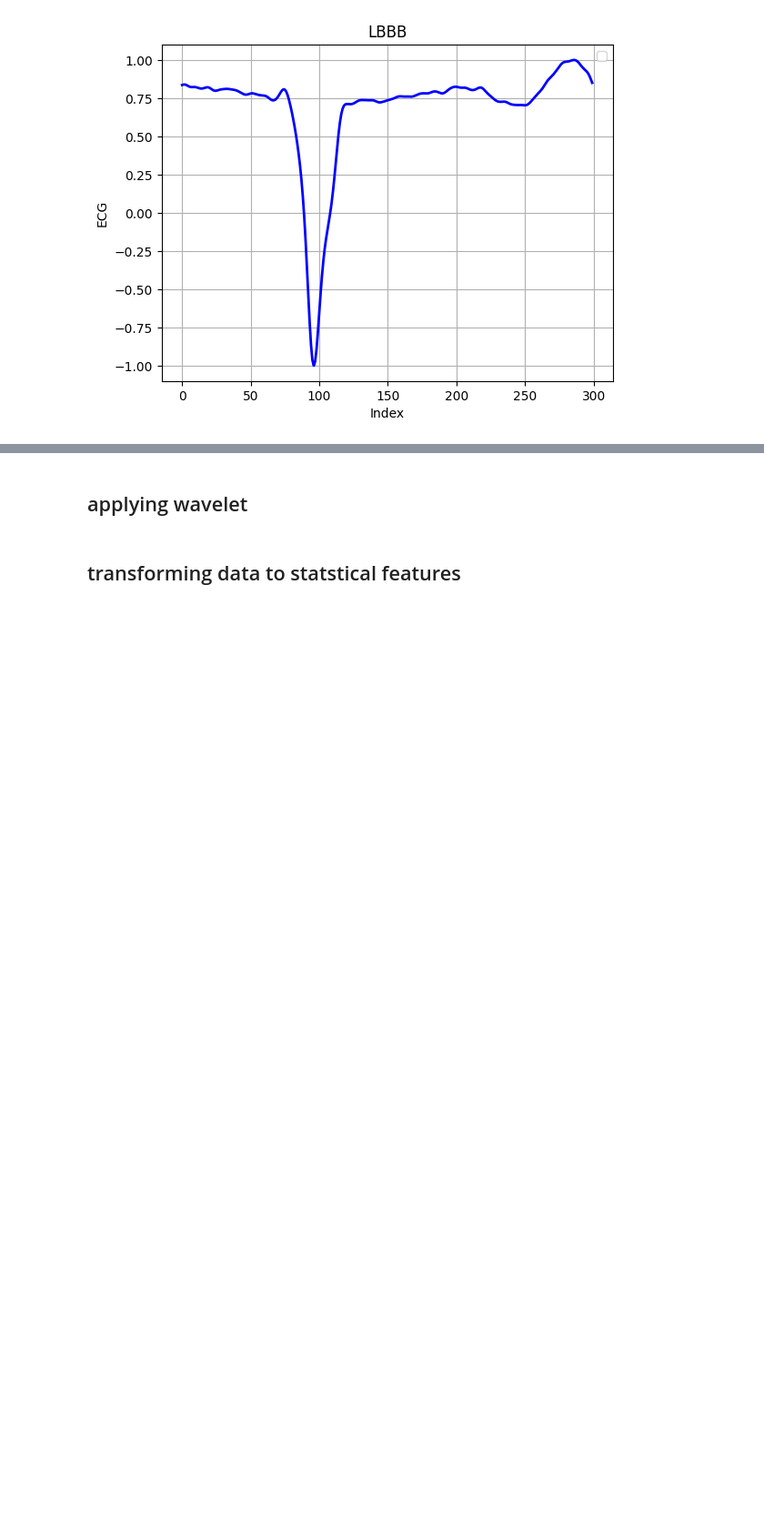
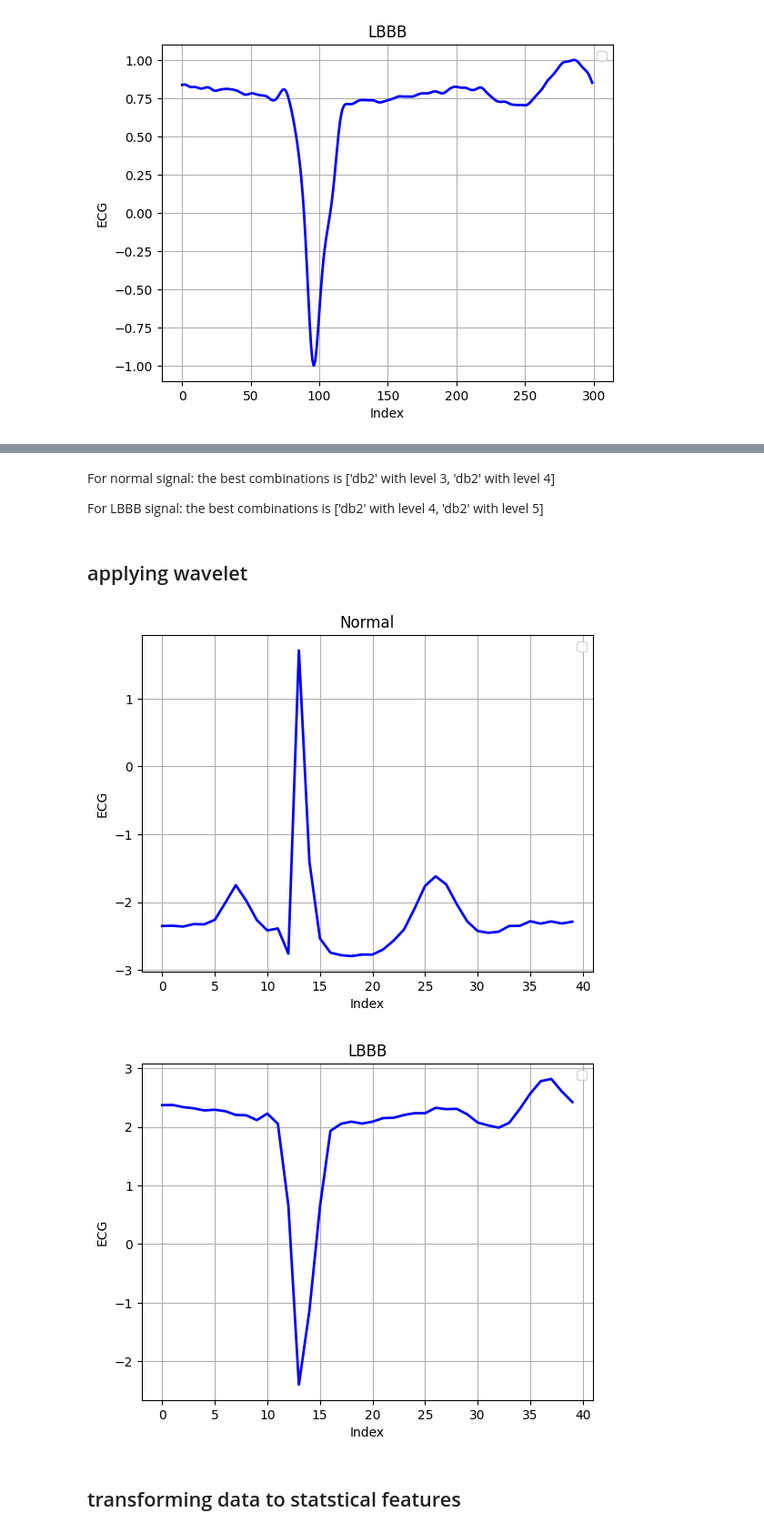
Before and after one commit to ELDA7EE7/DSP-Project, a Jupyter notebook: preprocess.ipynb, the cells around one changed output, grey strips where cells are left out. Shown at 91% size. Drawn from its saved outputs; the diff is of its cells as text; code cells hidden in the pictures; blank space fills up the shorter version.

```diff
--- a/preprocess.ipynb
+++ b/preprocess.ipynb
@@ -164,3 +199,7 @@ plot(lbbb_train[0],"LBBB")
+# %% [markdown]
+For normal signal: the best combinations is ['db2' with level 3, 'db2' with level 4]
+
+For LBBB signal: the best combinations is ['db2' with level 4, 'db2' with level 5]
 # %% [markdown]
 ## applying wavelet
 # %%
@@ -183,6 +217,12 @@ for i in range(len(test)):
     test_coeff=pywt.wavedec(test[i],wavelet=WAVELET_FAMILY,level=LEVEL)
     app=test_coeff[0]
     test_app.append(app)
+# %%
+plot(train_app[0],"Normal")
+plot(train_app[len(normal_train)],"LBBB")
+# %% [output]
+[figure, added]
+[figure, added]
 # %% [markdown]
 ## transforming data to statstical features
 # %%
```
Also changed, not shown: parts of 27 cells of this notebook.
